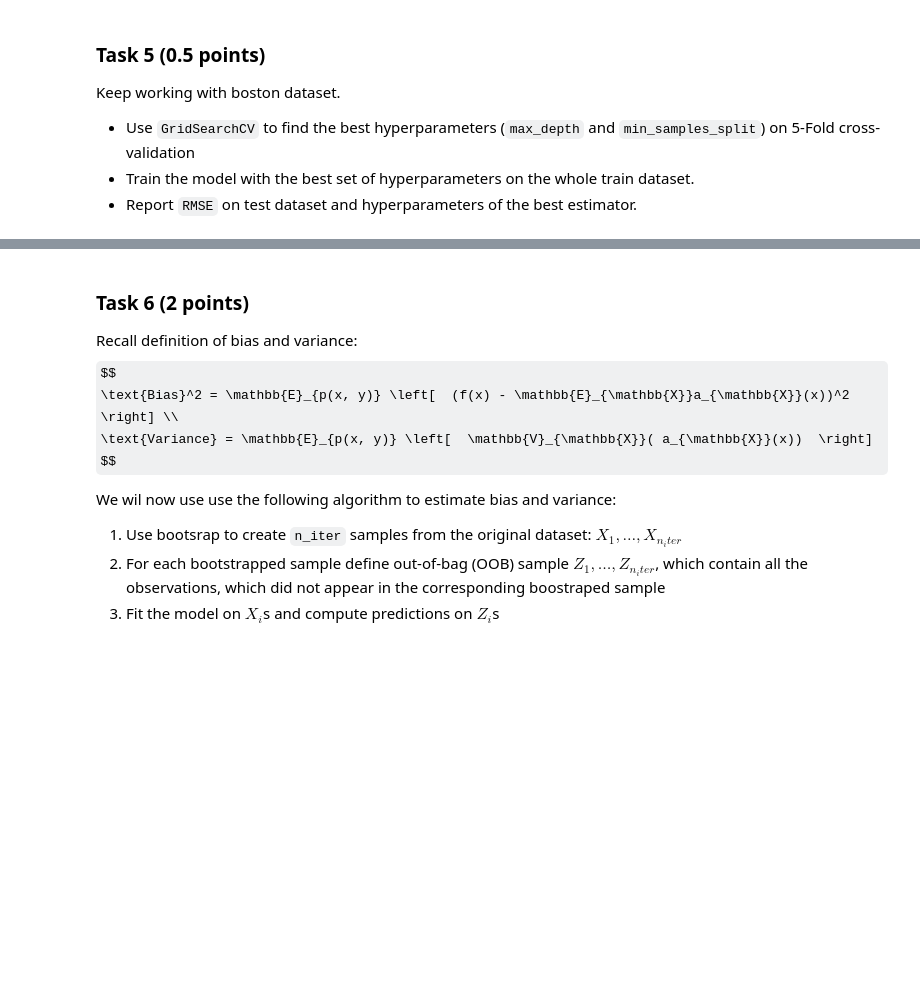
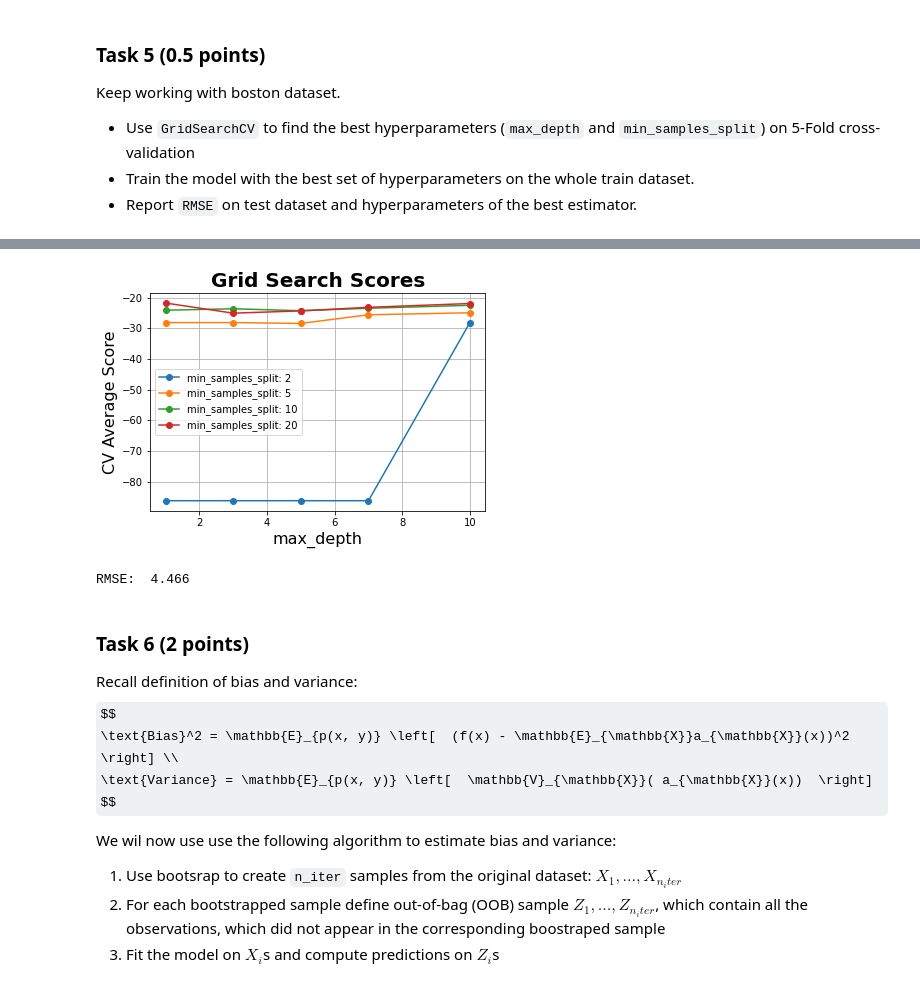
Before and after one commit to aamatevosyan/ml_se, a Jupyter notebook: hw/hw_4/hw4.ipynb, the cells around one changed output, grey strips where cells are left out. Cells and saved outputs as stored; diff of their text form; code cells hidden in the pictures; some formulas as TeX source; blank space fills up the shorter version.

```diff
--- a/hw/hw_4/hw4.ipynb
+++ b/hw/hw_4/hw4.ipynb
@@ -59,7 +65,10 @@ def H(y):
     H(R) : float
         Impurity in the node (measuread by variance)
     """
-    # YOUR CODE HERE
+    if y.size == 0:
+        return 0
+
+    return np.var(y)
 # %%
 # Test the function
 assert np.allclose(H(np.array([4,2,2, 2])), 0.75)
@@ -351,0 +632,29 @@ Keep working with boston dataset.
+# %%
+def plot_grid_search(cv_results, grid_param_1, grid_param_2, name_param_1, name_param_2):
+    # Get Test Scores Mean and std for each grid search
+    scores_mean = cv_results['mean_test_score']
+    scores_mean = np.array(scores_mean).reshape(len(grid_param_2),len(grid_param_1))
+
+    scores_sd = cv_results['std_test_score']
+    scores_sd = np.array(scores_sd).reshape(len(grid_param_2),len(grid_param_1))
+
+    # Plot Grid search scores
+    _, ax = plt.subplots(1,1)
+
+    # Param1 is the X-axis, Param 2 is represented as a different curve (color line)
+    for idx, val in enumerate(grid_param_2):
+        ax.plot(grid_param_1, scores_mean[idx,:], '-o', label= name_param_2 + ': ' + str(val))
+
+    ax.set_title("Grid Search Scores", fontsize=20, fontweight='bold')
+    ax.set_xlabel(name_param_1, fontsize=16)
+    ax.set_ylabel('CV Average Score', fontsize=16)
+    ax.legend(loc="best")
+    ax.grid('on')
+
+parameters = {'max_depth':[1, 3, 5, 7, 10],
+              'min_samples_split' : [2,5,10,20]}
+
+# Calling Method
+plot_grid_search(gs.cv_results_, parameters['max_depth'], parameters['min_samples_split'], 'max_depth', 'min_samples_split')
+# %% [output]
+[figure, added]
@@ -352,3 +664,8 @@ Keep working with boston dataset.
+# %%
+pred = gs.predict(X_test)
+print('RMSE: ', round(rmse(y_test, pred),3))
+# %% [output]
+RMSE:  4.466
 # %% [markdown]
 ### Task 6 <a id="task6"></a>  (2 points)
 
```
Also changed, not shown: parts of 33 cells of this notebook.
